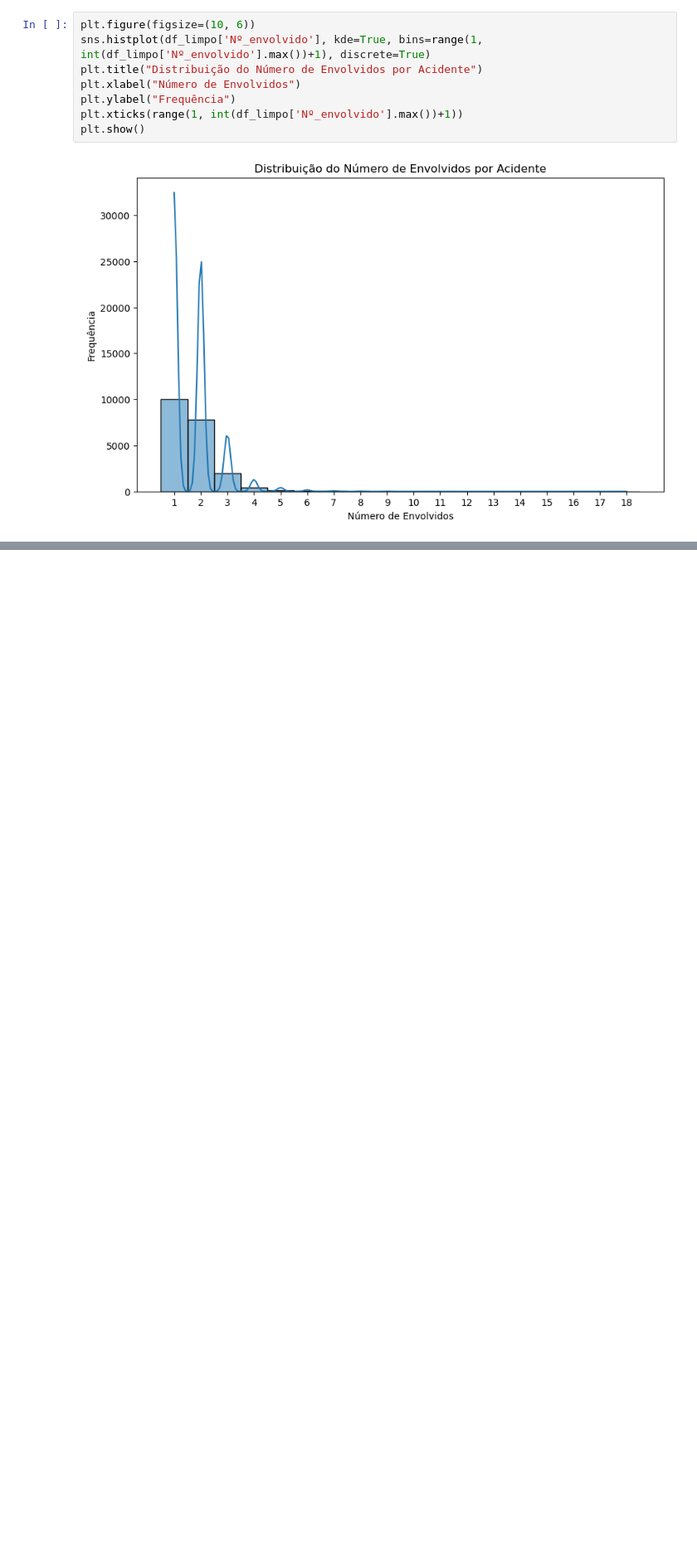
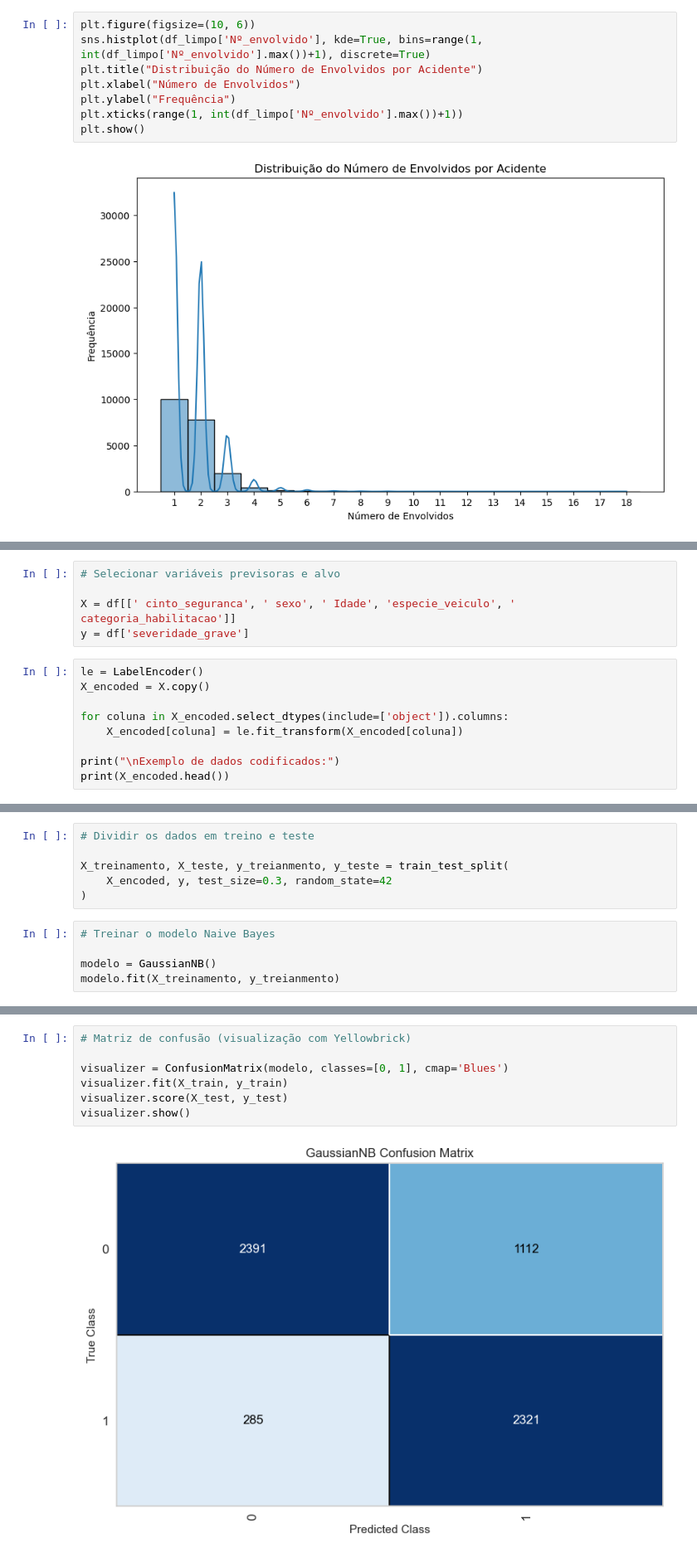
Before and after one commit to eduardonicioli/mineracao_dados, a Jupyter notebook: projetoAcidentes.ipynb, the cells around one changed output, grey strips where cells are left out. Shown at 83% size. Cells and saved outputs as stored; diff of their text form; blank space fills up the shorter version.

```diff
--- a/projetoAcidentes.ipynb
+++ b/projetoAcidentes.ipynb
@@ -396,0 +450,14 @@ plt.show()
+# %%
+# Selecionar variáveis previsoras e alvo
+
+X = df[[' cinto_seguranca', ' sexo', ' Idade', 'especie_veiculo', ' categoria_habilitacao']]
+y = df['severidade_grave']
+# %%
+le = LabelEncoder()
+X_encoded = X.copy()
+
+for coluna in X_encoded.select_dtypes(include=['object']).columns:
+    X_encoded[coluna] = le.fit_transform(X_encoded[coluna])
+
+print("\nExemplo de dados codificados:")
+print(X_encoded.head())
@@ -396,0 +472,11 @@ plt.show()
+# %%
+# Dividir os dados em treino e teste
+
+X_treinamento, X_teste, y_treianmento, y_teste = train_test_split(
+    X_encoded, y, test_size=0.3, random_state=42
+)
+# %%
+# Treinar o modelo Naive Bayes
+
+modelo = GaussianNB()
+modelo.fit(X_treinamento, y_treianmento)
@@ -396,0 +496,9 @@ plt.show()
+# %%
+# Matriz de confusão (visualização com Yellowbrick)
+
+visualizer = ConfusionMatrix(modelo, classes=[0, 1], cmap='Blues')
+visualizer.fit(X_train, y_train)
+visualizer.score(X_test, y_test)
+visualizer.show()
+# %% [output]
+[figure, added]
```
Also changed, not shown: parts of 13 cells of this notebook, 2 other files.
